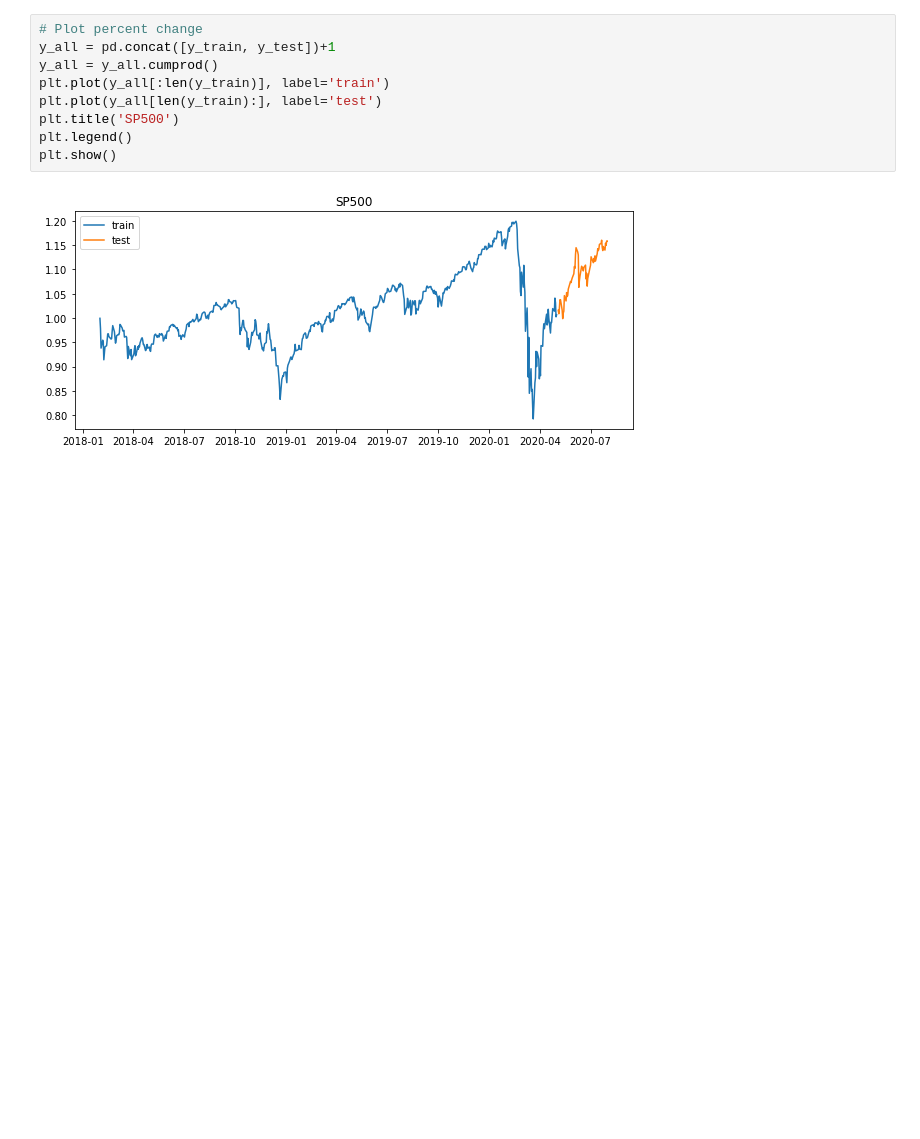
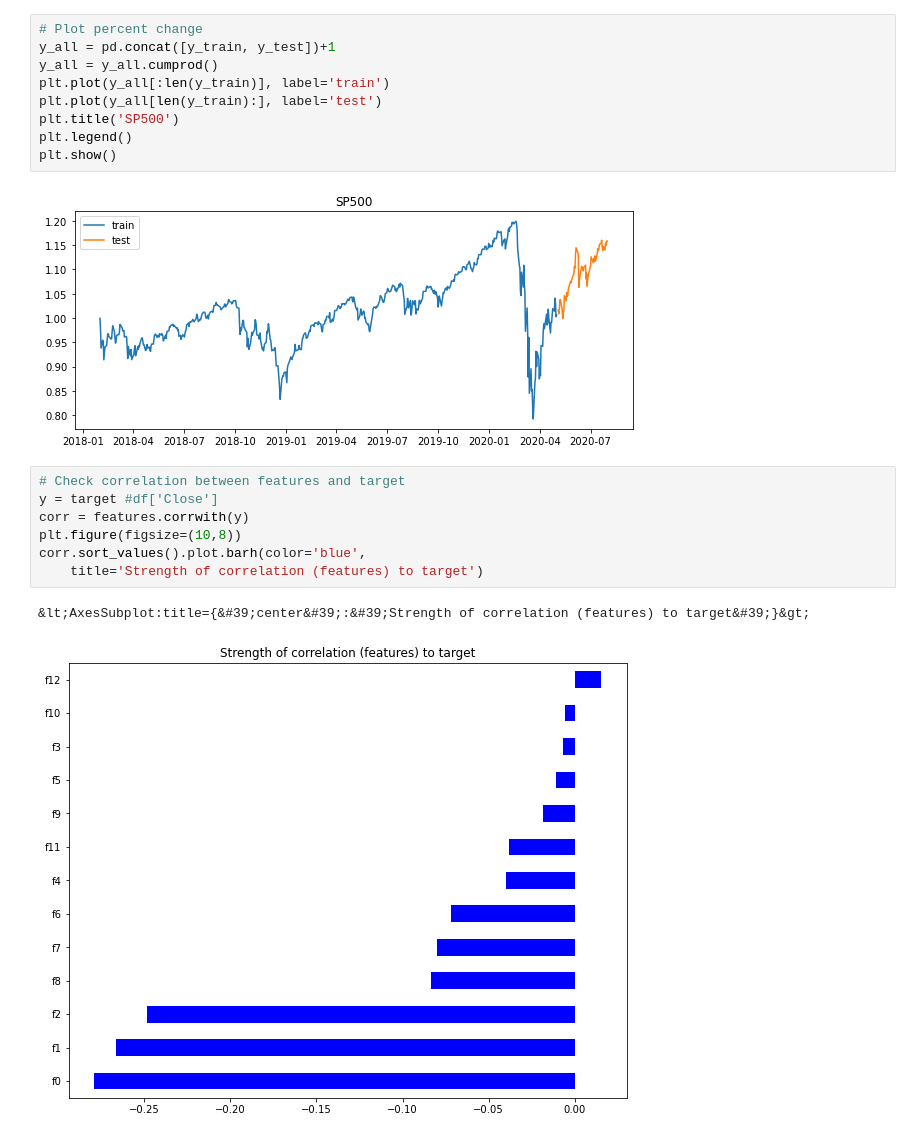
Before and after one commit to jbogocz/timeseries_sklearn, a Jupyter notebook: sp500_models.ipynb, the cells around one changed output. Drawn from its saved outputs; the diff is of its cells as text; blank space fills up the shorter version.

Commit message:
check correlation between features and target

```diff
--- a/sp500_models.ipynb
+++ b/sp500_models.ipynb
@@ -509,3 +509,13 @@ plt.legend()
 plt.show()
 # %% [output]
 [figure]
+# %%
+# Check correlation between features and target
+y = target #df['Close']
+corr = features.corrwith(y)
+plt.figure(figsize=(10,8))
+corr.sort_values().plot.barh(color='blue',
+    title='Strength of correlation (features) to target')
+# %% [output]
+&lt;AxesSubplot:title={&#39;center&#39;:&#39;Strength of correlation (features) to target&#39;}&gt;
+[figure, added]
```
